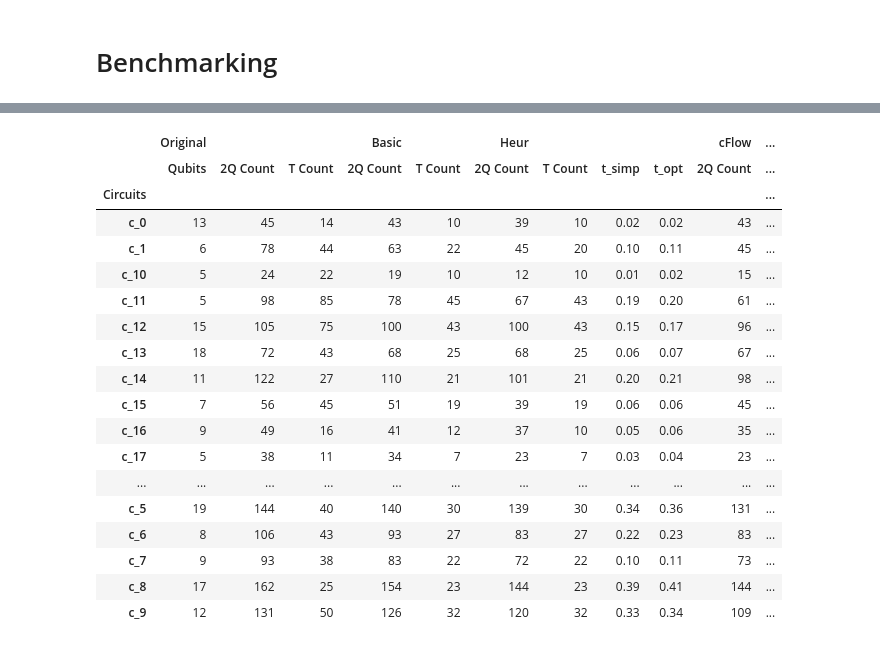
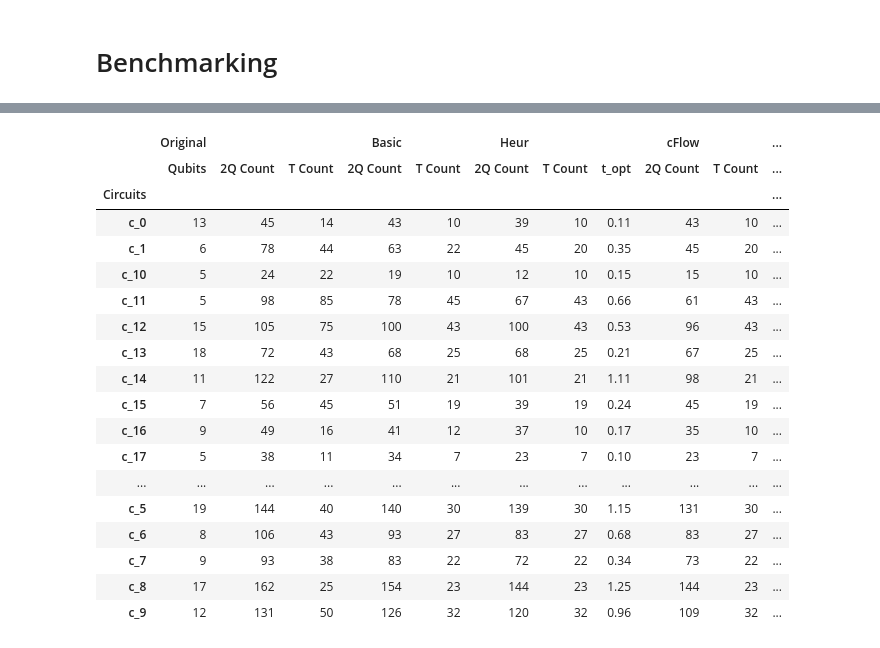
Before and after one commit to calumholker/pyzx, a Jupyter notebook: optimisation/benchmarking_gen.ipynb, the cells around one changed output, grey strips where cells are left out. Saved outputs shown, nothing was run; the diff lists cells and outputs as text; code cells hidden in the pictures.

```diff
--- a/optimisation/benchmarking_gen.ipynb
+++ b/optimisation/benchmarking_gen.ipynb
@@ -74,6 +81,10 @@ def basic(c):
     return c1
 # %%
 # b.add_simplification_func(zx_heur, 'Heur', groups_to_run=['generated'],verify=False)
-# b.add_simplification_func(cFlow_reduce, 'cFlow', groups_to_run=['generated'],verify=False)
+# b.add_simplification_func(basic, 'Basic', groups_to_run=['generated'],verify=False)
+b.add_simplification_func(cFlow_reduce, 'cFlow3', groups_to_run=['generated'],verify=False,rerun=True)
 # b.add_simplification_func(gFlow_reduce, 'gFlow', groups_to_run=['generated'],verify=False)
-b.add_simplification_func(basic, 'Basic', groups_to_run=['generated'],verify=False)
+# %%
+for filename in os.listdir('generated_circuits'):
+    f = os.path.join('generated_circuits', filename)
+    print(f)
@@ -79,0 +171,34 @@ b.add_simplification_func(basic, 'Basic', groups_to_run=['generated'],verify=Fal
+# %%
+def cFlow_swarm(c):
+
+    def cFlow_reduce(x):
+        g = c.to_graph()
+        zx.simplify.to_gh(g)
+        g2 = zx.simplify.flow_reduce(g,x=base_params, quiet=True)
+        c2 = zx.extract.extract_simple(g2, up_to_perm=True).to_basic_gates()
+        c3 = zx.optimize.basic_optimization(c2.copy(), do_swaps=False).to_basic_gates().twoqubitcount()
+        c4 = zx.optimize.basic_optimization(c2.copy(), do_swaps=True).to_basic_gates().twoqubitcount()
+        return min(c3, c4)
+
+    def optimise():
+        options = {'c1': 0.5, 'c2': 0.3, 'w':0.9}
+
+        optimizer = ps.single.GlobalBestPSO(n_particles=10, dimensions=9, options=options)
+        cost, pos = optimizer.optimize(cFlow_reduce, iters=1000)
+
+        return pos
+
+    t0 = time.time()
+    pos = optimise()
+    g = c.to_graph()
+    zx.simplify.to_gh(g)
+    g2 = zx.simplify.flow_reduce(g,x=pos, quiet=True)
+    t1 = time.time()
+    c2 = zx.extract.extract_simple(g2, up_to_perm=True).to_basic_gates()
+    c3 = zx.optimize.basic_optimization(c2.copy(), do_swaps=False).to_basic_gates()
+    c4 = zx.optimize.basic_optimization(c2.copy(), do_swaps=True).to_basic_gates()
+    t2 = time.time()
+    if c4.twoqubitcount() < c3.twoqubitcount(): return c4, t1-t0, t2-t0
+    return c3, t1-t0, t2-t0
+# %%
+b.add_simplification_func(cFlow_swarm, 'cFlow_swarm', groups_to_run=['generated'],verify=False)
@@ -89,25 +218,25 @@ Loaded circuit groups:  ['generated']
 # %%
 df = b.df(groups=['generated'],
      routines='all',
      funcs='all',
-     atts=['Qubits', '2Q Count', 'T Count', 't_simp', 't_opt'])
+     atts=['Qubits', '2Q Count', 'T Count', 't_opt'])
 # %% [output]
-|  | Original |  |  | Basic |  | Heur |  |  |  | cFlow | ... |
-|  | Qubits | 2Q Count | T Count | 2Q Count | T Count | 2Q Count | T Count | t_simp | t_opt | 2Q Count | ... |
+|  | Original |  |  | Basic |  | Heur |  |  | cFlow |  | ... |
+|  | Qubits | 2Q Count | T Count | 2Q Count | T Count | 2Q Count | T Count | t_opt | 2Q Count | T Count | ... |
 | Circuits |  |  |  |  |  |  |  |  |  |  | ... |
-| c_0 | 13 | 45 | 14 | 43 | 10 | 39 | 10 | 0.02 | 0.02 | 43 | ... |
-| c_1 | 6 | 78 | 44 | 63 | 22 | 45 | 20 | 0.10 | 0.11 | 45 | ... |
-| c_10 | 5 | 24 | 22 | 19 | 10 | 12 | 10 | 0.01 | 0.02 | 15 | ... |
-| c_11 | 5 | 98 | 85 | 78 | 45 | 67 | 43 | 0.19 | 0.20 | 61 | ... |
-| c_12 | 15 | 105 | 75 | 100 | 43 | 100 | 43 | 0.15 | 0.17 | 96 | ... |
-| c_13 | 18 | 72 | 43 | 68 | 25 | 68 | 25 | 0.06 | 0.07 | 67 | ... |
-| c_14 | 11 | 122 | 27 | 110 | 21 | 101 | 21 | 0.20 | 0.21 | 98 | ... |
-| c_15 | 7 | 56 | 45 | 51 | 19 | 39 | 19 | 0.06 | 0.06 | 45 | ... |
-| c_16 | 9 | 49 | 16 | 41 | 12 | 37 | 10 | 0.05 | 0.06 | 35 | ... |
-| c_17 | 5 | 38 | 11 | 34 | 7 | 23 | 7 | 0.03 | 0.04 | 23 | ... |
+| c_0 | 13 | 45 | 14 | 43 | 10 | 39 | 10 | 0.11 | 43 | 10 | ... |
+| c_1 | 6 | 78 | 44 | 63 | 22 | 45 | 20 | 0.35 | 45 | 20 | ... |
+| c_10 | 5 | 24 | 22 | 19 | 10 | 12 | 10 | 0.15 | 15 | 10 | ... |
+| c_11 | 5 | 98 | 85 | 78 | 45 | 67 | 43 | 0.66 | 61 | 43 | ... |
+| c_12 | 15 | 105 | 75 | 100 | 43 | 100 | 43 | 0.53 | 96 | 43 | ... |
+| c_13 | 18 | 72 | 43 | 68 | 25 | 68 | 25 | 0.21 | 67 | 25 | ... |
+| c_14 | 11 | 122 | 27 | 110 | 21 | 101 | 21 | 1.11 | 98 | 21 | ... |
+| c_15 | 7 | 56 | 45 | 51 | 19 | 39 | 19 | 0.24 | 45 | 19 | ... |
+| c_16 | 9 | 49 | 16 | 41 | 12 | 37 | 10 | 0.17 | 35 | 10 | ... |
+| c_17 | 5 | 38 | 11 | 34 | 7 | 23 | 7 | 0.10 | 23 | 7 | ... |
 | ... | ... | ... | ... | ... | ... | ... | ... | ... | ... | ... | ... |
-| c_5 | 19 | 144 | 40 | 140 | 30 | 139 | 30 | 0.34 | 0.36 | 131 | ... |
-| c_6 | 8 | 106 | 43 | 93 | 27 | 83 | 27 | 0.22 | 0.23 | 83 | ... |
-| c_7 | 9 | 93 | 38 | 83 | 22 | 72 | 22 | 0.10 | 0.11 | 73 | ... |
-| c_8 | 17 | 162 | 25 | 154 | 23 | 144 | 23 | 0.39 | 0.41 | 144 | ... |
-| c_9 | 12 | 131 | 50 | 126 | 32 | 120 | 32 | 0.33 | 0.34 | 109 | ... |
+| c_5 | 19 | 144 | 40 | 140 | 30 | 139 | 30 | 1.15 | 131 | 30 | ... |
+| c_6 | 8 | 106 | 43 | 93 | 27 | 83 | 27 | 0.68 | 83 | 27 | ... |
+| c_7 | 9 | 93 | 38 | 83 | 22 | 72 | 22 | 0.34 | 73 | 22 | ... |
+| c_8 | 17 | 162 | 25 | 154 | 23 | 144 | 23 | 1.25 | 144 | 23 | ... |
+| c_9 | 12 | 131 | 50 | 126 | 32 | 120 | 32 | 0.96 | 109 | 32 | ... |
```
Also changed, not shown: parts of 8 cells of this notebook, 8 other files.
